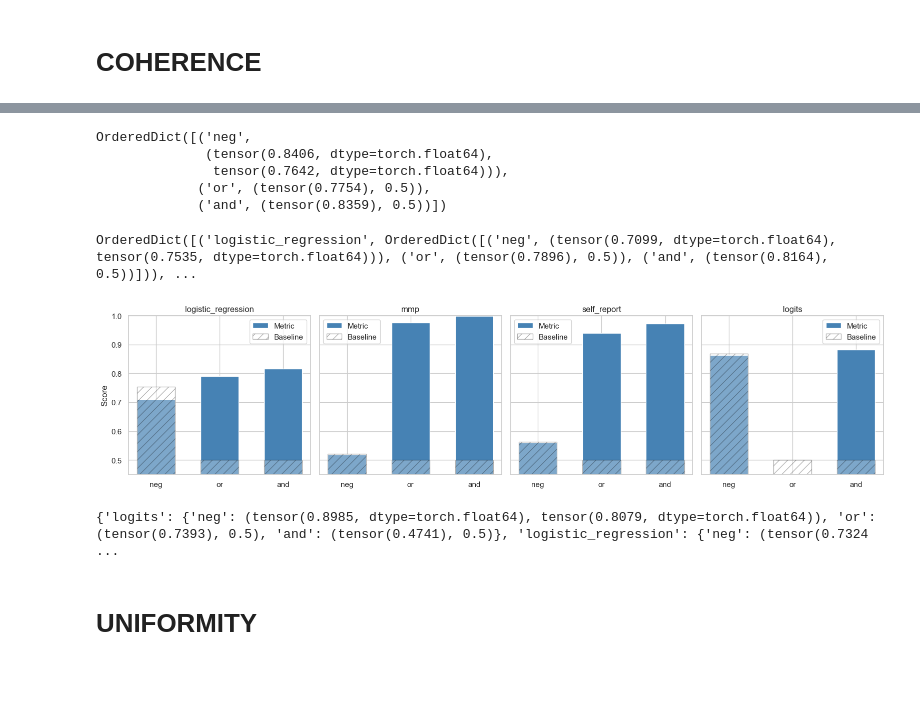
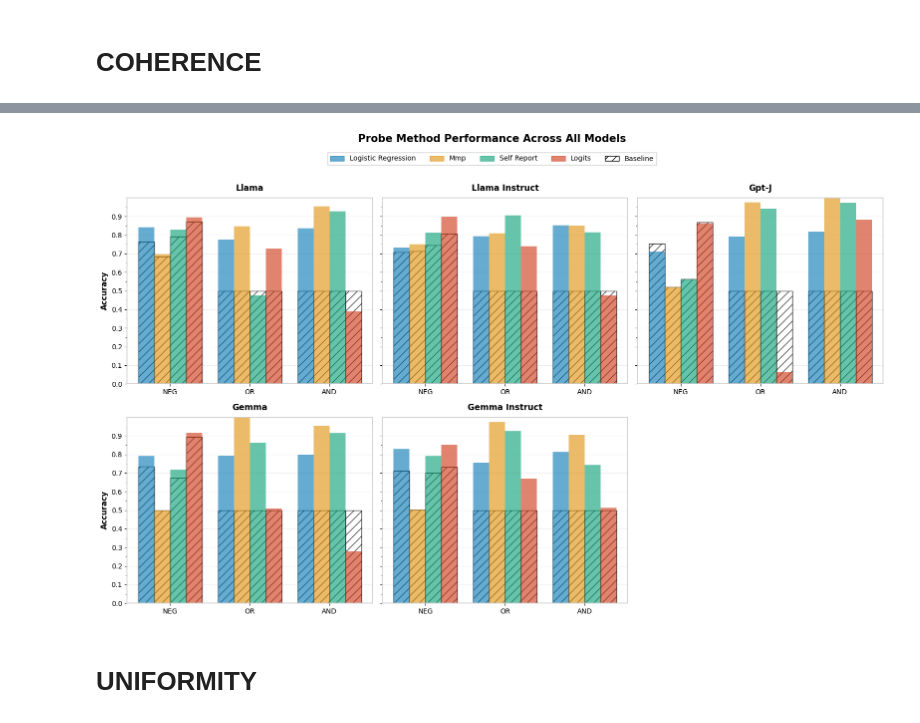
Before and after one commit to Supersheep7/tests_for_beliefs, a Jupyter notebook: test_datasets.ipynb, the cells around one changed output, grey strips where cells are left out. Saved outputs shown, nothing was run; the diff lists cells and outputs as text; code cells hidden in the pictures; blank space fills up the shorter version.

```diff
--- a/test_datasets.ipynb
+++ b/test_datasets.ipynb
@@ -7,3 +20,0 @@ from sklearn.model_selection import train_test_split
-# %%
-with open('data/datasets/curated_dataset_full.pkl', 'rb') as file:
-    data = pickle.load(file)
@@ -13,5 +20,0 @@ remainder = data[~data['filename'].isin(['common_claim_true_false.csv', 'compani
-# %%
-with open('data/datasets/coherence/neg_dataset.pkl', 'rb') as f:
-       other_dataset = pickle.load(f)
-
-other_dataset
@@ -155,10 +343,11 @@ models = ['gpt', 'gpt-j', 'llama', 'llama_instruct', 'gemma', 'gemma_instruct',
 for model in models:
     data_residual = t.load(PATH / model / 'ACCURACY' / 'accuracies_residual')
     data_residual_full.append(data_residual)
+models = ['gpt', 'gpt-j', 'llama', 'llama_instruct', 'gemma', 'gemma_instruct', 'llama_medium', 'pythia', 'pythia_deduped', 'yi', 'yi_instruct']
 
-model = 'llama'
+model = 'llama_instruct'
 data_heads = t.load(PATH / model / 'ACCURACY' / 'accuracies_heads')
 data_residual = t.load(PATH / model / 'ACCURACY' / 'accuracies_residual')
-plot_line(data_residual_full, labels=models)
-plot_heat(data_heads)
+# plot_lines(data_residual_full, labels=models)
+plot_heat(data_heads, title='Probe Accuracies on Heads', model=model, probe='Logistic Regression', interpolation='antialiased', cmap='cividis')
 # %% [output]
@@ -319,11 +656,3 @@ def make_ordered_custom(d, order):
 # Example: convert your data
 dicts = [llama_data_dict, llama_instruct_data_dict, gpt_j_data_dict, gemma_data_dict, gemma_instruct_data_dict]
 data_ordered = [make_ordered_custom(d, key_order) for d in dicts]
-# %%
-data_ordered[0]['logistic_regression']
-# %% [output]
-OrderedDict([('neg',
-              (tensor(0.8406, dtype=torch.float64),
-               tensor(0.7642, dtype=torch.float64))),
-             ('or', (tensor(0.7754), 0.5)),
-             ('and', (tensor(0.8359), 0.5))])
@@ -330,48 +780,21 @@ OrderedDict([('neg',
 # %%
-model = 'gpt-j'
+order = ['llama', 'llama_instruct', 'gpt-j', 'gemma', 'gemma_instruct']
+probe_methods = ['logistic_regression', 'mmp', 'self_report', 'logits']
+tests = ['neg', 'or', 'and']
 
-order = ['llama', 'llama_instruct', 'gpt-j', 'gemma', 'gemma_instruct']
 
-data = data_ordered[order.index(model)]
-
-print(data)
-
-tests = ['neg', 'or', 'and']
-models = list(data.keys())
-bar_width = 0.6
-
-fig, axes = plt.subplots(1, len(models), figsize=(16,4), sharey=True)
-
-for i, model in enumerate(models):
-    metrics = [data[model][t][0] for t in tests]
-    baselines = [data[model][t][1] for t in tests]
-
-    x = np.arange(len(tests))
-
-    # Plot baseline first
-    # Plot metric on top
-    axes[i].bar(x, metrics, color='steelblue', width=bar_width, label='Metric')
-    axes[i].bar(x, baselines, color='white', width=bar_width, label='Baseline', alpha=0.3, edgecolor='black', hatch='//')
-
-    axes[i].set_xticks(x)
-    axes[i].set_xticklabels(tests)
-    axes[i].set_title(model)
-    axes[i].grid(True)
-    axes[i].set_ylim(0.45, 1.0)
-
-    if i == 0:
-        axes[i].set_ylabel('Score')
-    axes[i].legend()
-
-plt.tight_layout()
-plt.show()
+plot_grouped_bars_multi(
+        data_list=data_ordered,
+        model_names=order,
+        tests=tests,
+        probe_methods=probe_methods,
+        figsize=(16, 10),
+        ylabel='Accuracy',
+        suptitle='Probe Method Performance Across All Models',
+        ncols=3  # 3 columns, 2 rows for 5 models
+    )
 # %% [output]
-OrderedDict([('logistic_regression', OrderedDict([('neg', (tensor(0.7099, dtype=torch.float64), tensor(0.7535, dtype=torch.float64))), ('or', (tensor(0.7896), 0.5)), ('and', (tensor(0.8164), 0.5))])), ...
-[figure, old version]
+[figure, new version]
-# %%
-print(data_dict, data_dict_self)
-# %% [output]
-{'logits': {'neg': (tensor(0.8985, dtype=torch.float64), tensor(0.8079, dtype=torch.float64)), 'or': (tensor(0.7393), 0.5), 'and': (tensor(0.4741), 0.5)}, 'logistic_regression': {'neg': (tensor(0.7324 ...
 # %% [markdown]
 # UNIFORMITY
 # %%
```
Also changed, not shown: parts of 23 cells of this notebook, 2 other files.
